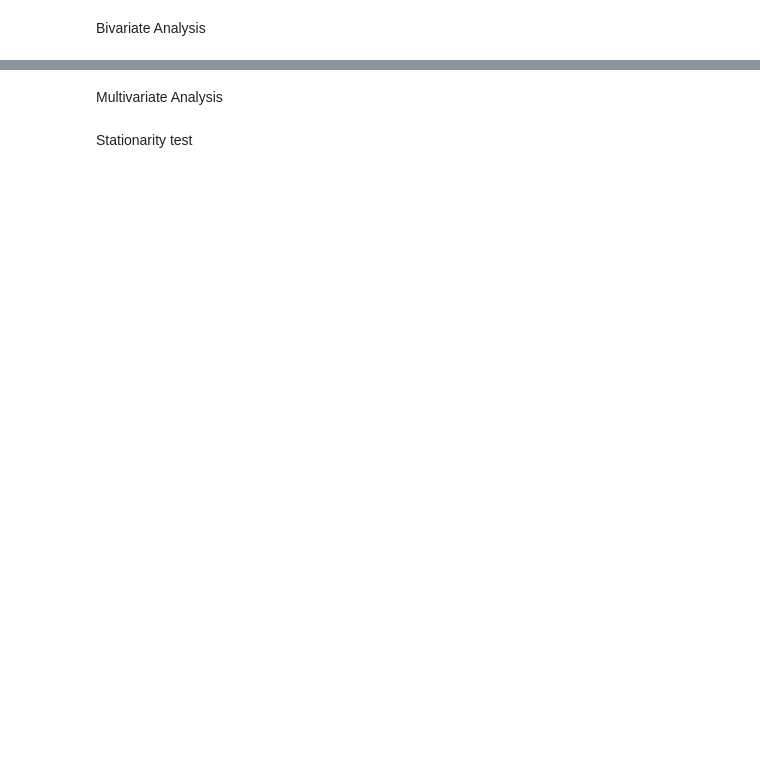
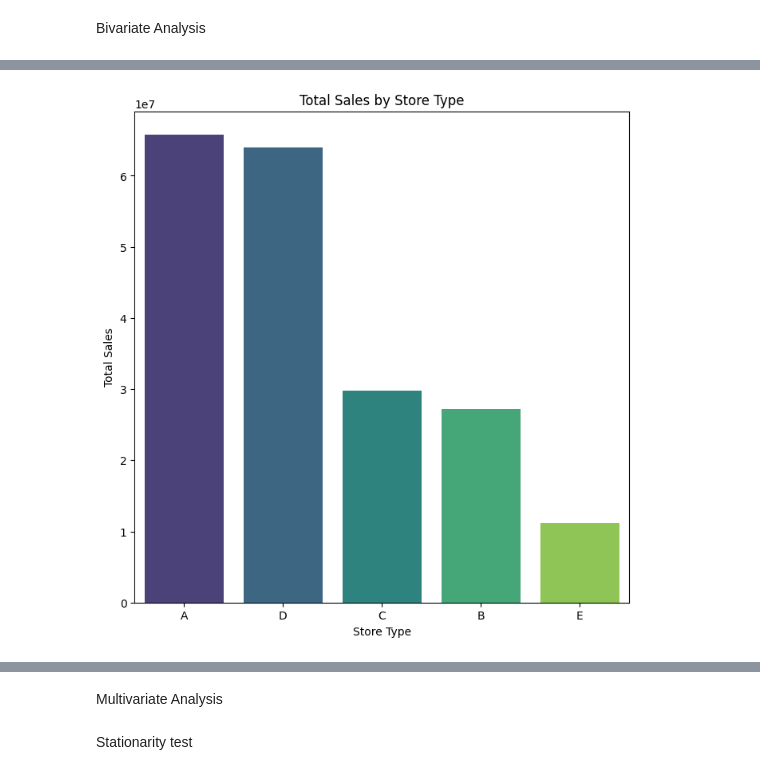
Before and after one commit to kovisha/TimeSeriesADM, a Jupyter notebook: FinalTest.ipynb, the cells around one changed output, grey strips where cells are left out. Drawn from its saved outputs; the diff is of its cells as text; code cells hidden in the pictures; blank space fills up the shorter version.

```diff
--- a/FinalTest.ipynb
+++ b/FinalTest.ipynb
@@ -523,13 +541,15 @@ sns.set_palette("viridis")
 # %%
-# # Order the store types by total sales
-# store_type_sales = store_type_sales.sort_values(ascending=False)
+# Order the store types by total sales
+store_type_sales = store_type_sales.sort_values(ascending=False)
 
-# # Create a bar plot with "viridis" color palette for total sales
-# plt.figure(figsize=(8, 8))
-# sns.barplot(x=store_type_sales.index, y=store_type_sales.values, order=store_type_sales.index, palette="viridis")
-# plt.xlabel('Store Type')
-# plt.ylabel('Total Sales')
-# plt.title('Total Sales by Store Type')
-# plt.show()
+# Create a bar plot with "viridis" color palette for total sales
+plt.figure(figsize=(8, 8))
+sns.barplot(x=store_type_sales.index, y=store_type_sales.values, order=store_type_sales.index, palette="viridis")
+plt.xlabel('Store Type')
+plt.ylabel('Total Sales')
+plt.title('Total Sales by Store Type')
+plt.show()
+# %% [output]
+[figure, added]
 # %%
 
```
Also changed, not shown: parts of 49 cells of this notebook.
